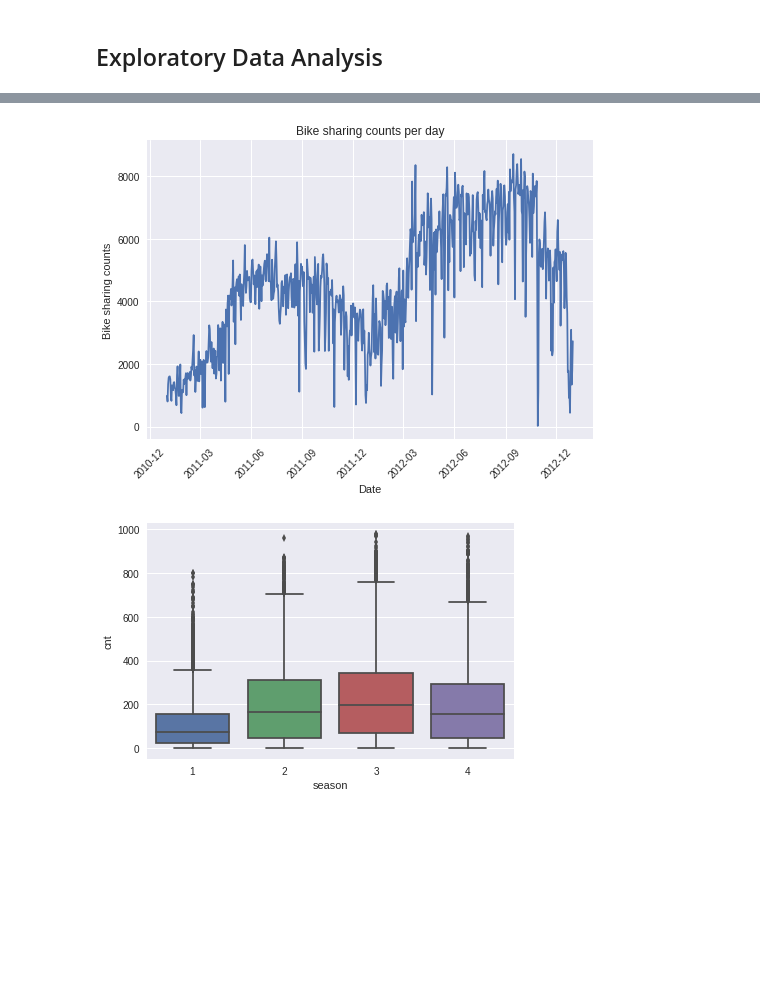
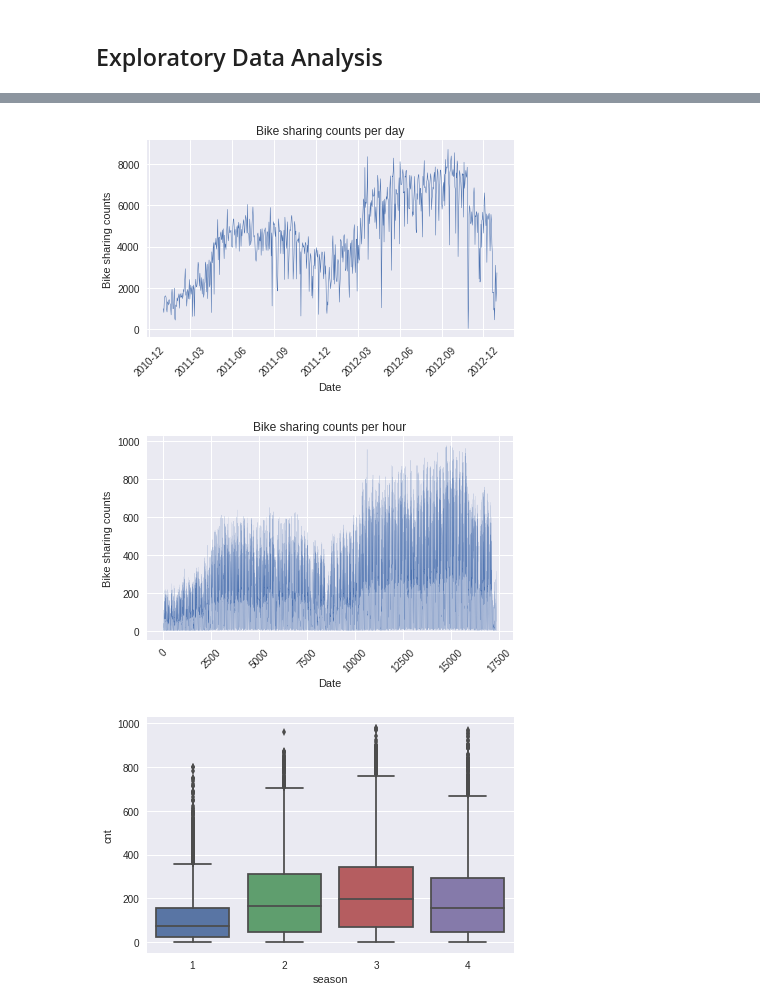
Before and after one commit to PrinceJavier/bikesharing-count-prediction-NN, a Jupyter notebook: SLT4a-DL-Lab-1.ipynb, the cells around one changed output, grey strips where cells are left out. Cells and saved outputs as stored; diff of their text form; code cells hidden in the pictures; blank space fills up the shorter version.

```diff
--- a/SLT4a-DL-Lab-1.ipynb
+++ b/SLT4a-DL-Lab-1.ipynb
@@ -332,18 +345,31 @@ rides.describe()
 # %%
 # Import packages
 import matplotlib.pyplot as plt
 %matplotlib inline
 import seaborn as sns
 
-# Hourly counts over time
+# Daily counts over time
 plt.plot(rides.groupby(by='dteday').sum().index,
-         rides.groupby(by='dteday').sum().cnt)
+         rides.groupby(by='dteday').sum().cnt, linewidth=0.5)
 plt.xlabel('Date')
 plt.ylabel('Bike sharing counts')
 plt.title('Bike sharing counts per day')
-plt.xticks(rotation=45);
+plt.xticks(rotation=45)
+plt.tight_layout()
+plt.savefig('counts_per_day.png');
 # %% [output]
-[figure, old version]
+[figure, new version]
+# %%
+# Hourly counts over time
+plt.plot(rides['dteday'].index, rides['cnt'], linewidth=0.1)
+plt.xlabel('Date')
+plt.ylabel('Bike sharing counts')
+plt.title('Bike sharing counts per hour')
+plt.xticks(rotation=45)
+plt.tight_layout()
+plt.savefig('counts_per_hour.png');
+# %% [output]
+[figure, added]
 # %%
 for x in ['season', 'yr', 'mnth', 'hr', 'holiday', 'weekday', 'workingday']:
     sns.boxplot(x=x, y="cnt", data=rides)
```
Also changed, not shown: parts of 39 cells of this notebook.
